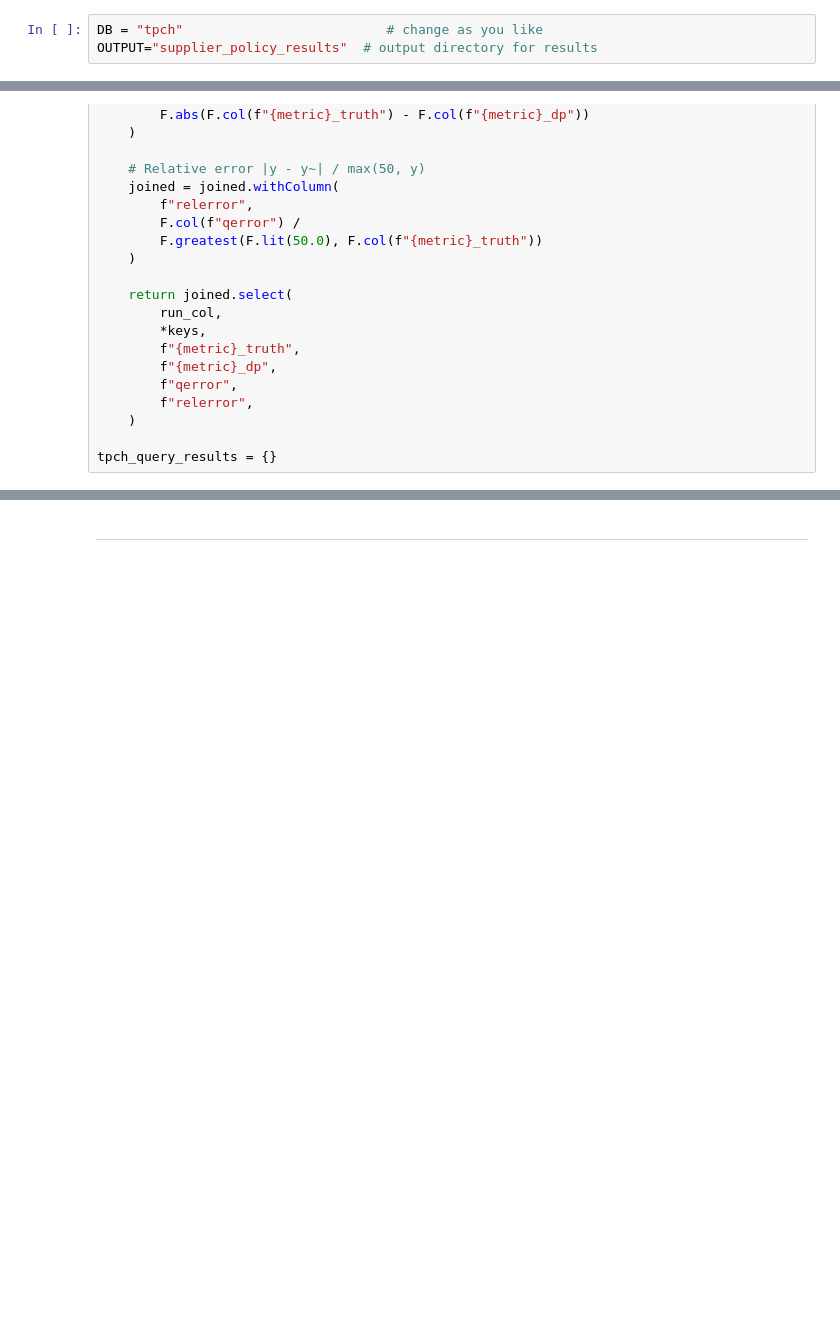
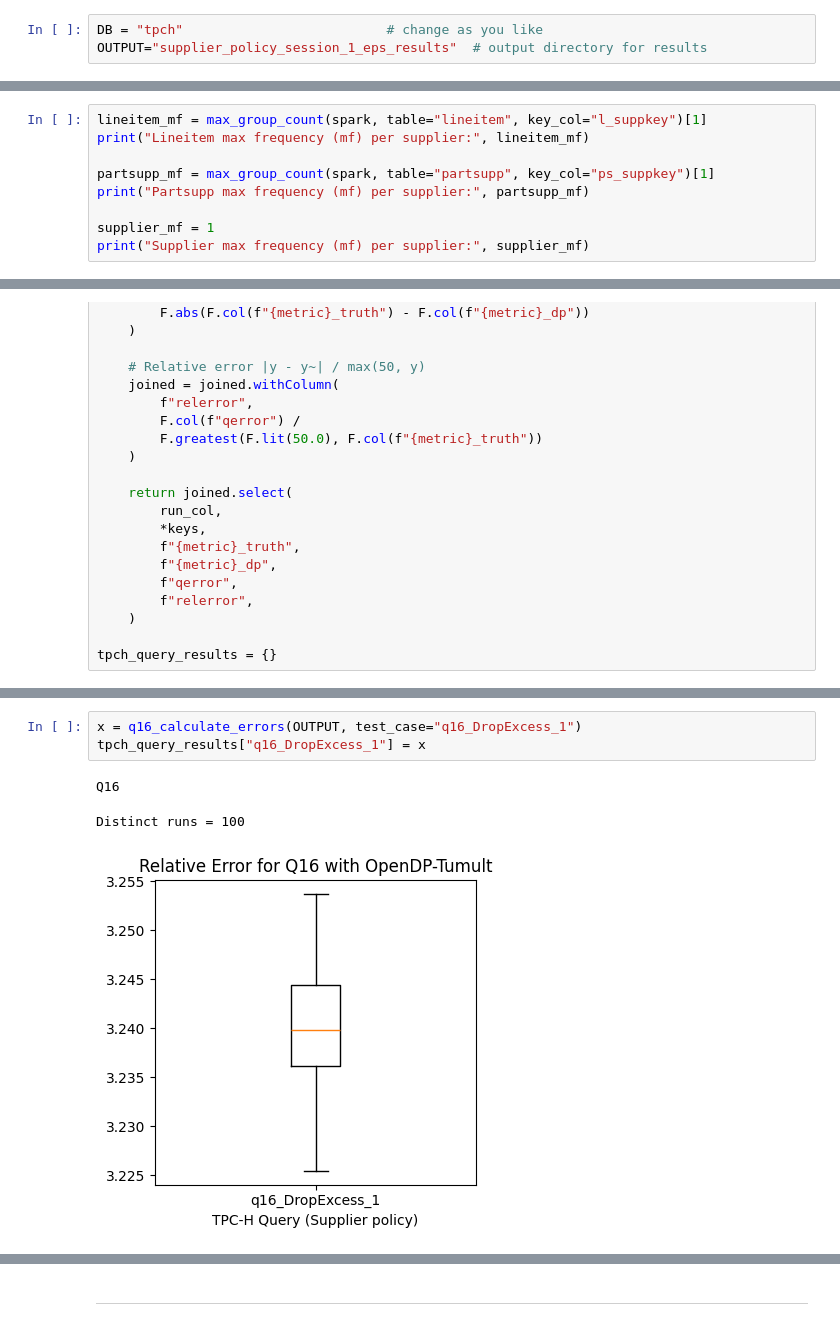
Before and after one commit to casciand/dp4sql, a Jupyter notebook: results/tpch-opendp_tmlt/privateSQL_tpch_eval_supplier_policy.ipynb, the cells around one changed output, grey strips where cells are left out. Cells and saved outputs as stored; diff of their text form; blank space fills up the shorter version.

```diff
--- a/results/tpch-opendp_tmlt/privateSQL_tpch_eval_supplier_policy.ipynb
+++ b/results/tpch-opendp_tmlt/privateSQL_tpch_eval_supplier_policy.ipynb
@@ -117,7 +117,7 @@ To adjust logging level use sc.setLogLevel(newLevel). For SparkR, use setLogLeve
 Spark version: 4.0.1
 # %%
 DB = "tpch"                          # change as you like
-OUTPUT="supplier_policy_results"  # output directory for results
+OUTPUT="supplier_policy_session_1_eps_results"  # output directory for results
 # %%
 # Define canonical TPC-H schemas ----
 dec = lambda p, s: T.DecimalType(p, s)
@@ -251,0 +314,9 @@ Table lineitem has 6001215 records.
+# %%
+lineitem_mf = max_group_count(spark, table="lineitem", key_col="l_suppkey")[1]
+print("Lineitem max frequency (mf) per supplier:", lineitem_mf)
+
+partsupp_mf = max_group_count(spark, table="partsupp", key_col="ps_suppkey")[1]
+print("Partsupp max frequency (mf) per supplier:", partsupp_mf)
+
+supplier_mf = 1
+print("Supplier max frequency (mf) per supplier:", supplier_mf)
@@ -1292,0 +893,7 @@ Distinct runs = 1000
+# %%
+x = q16_calculate_errors(OUTPUT, test_case="q16_DropExcess_1")
+tpch_query_results["q16_DropExcess_1"] = x
+# %% [output]
+Q16
+Distinct runs = 100
+[figure, added]
```
Also changed, not shown: parts of 22 cells of this notebook, 2 other files.
